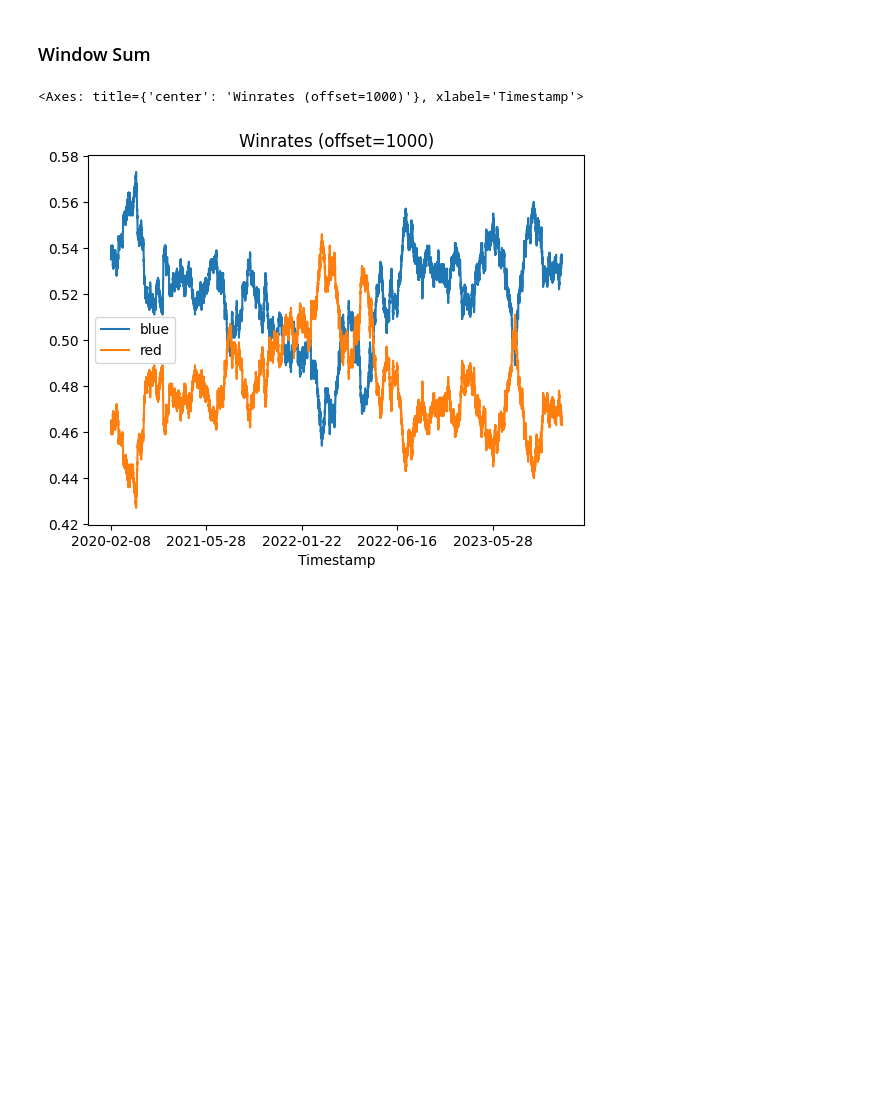
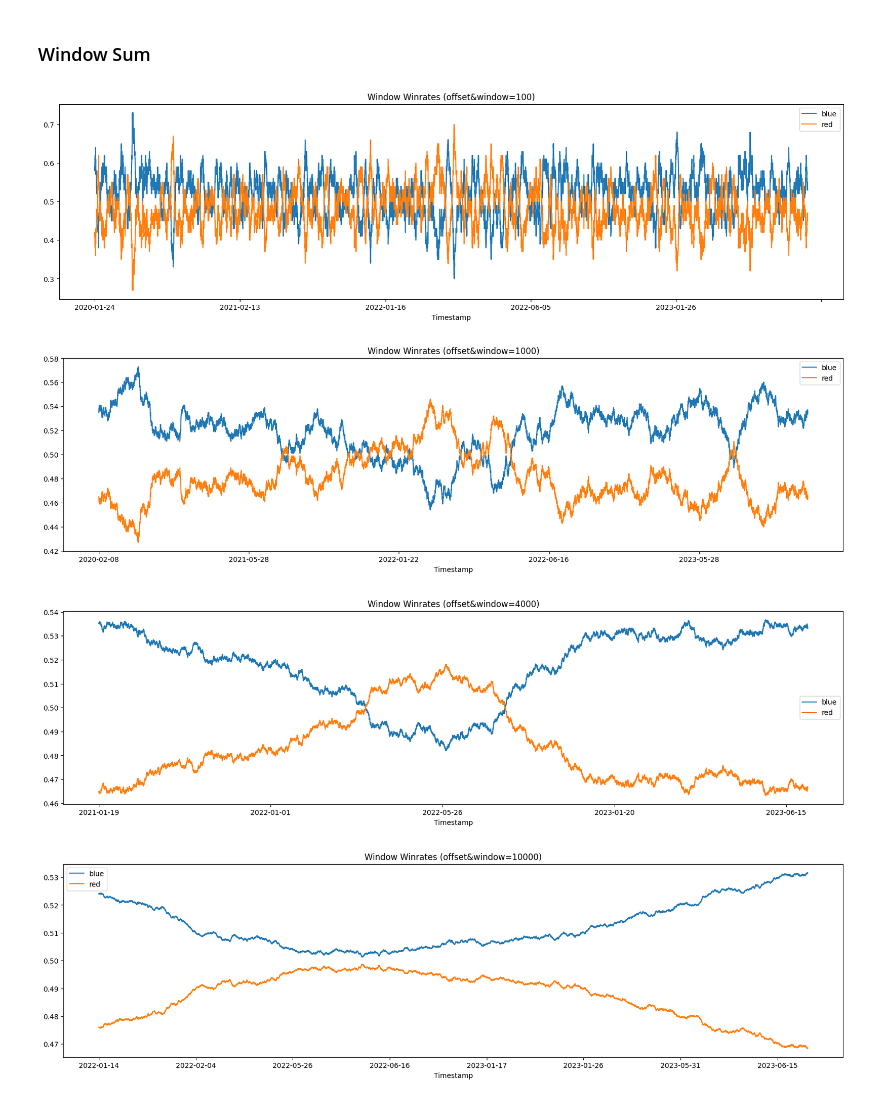
Before and after one commit to projectulterior/global-power-rankings, a Jupyter notebook: data_exploration.ipynb, the cells around one changed output. Saved outputs shown, nothing was run; the diff lists cells and outputs as text; code cells hidden in the pictures; blank space fills up the shorter version.

```diff
--- a/data_exploration.ipynb
+++ b/data_exploration.ipynb
@@ -105,24 +114,32 @@ winrates.plot(title="Winrates (offset="+str(offset) + ")", xlabel="Timestamp")
 # %%
 def winrate(games, side, window=1000):
     wins = [1 if winner == side else 0 for winner in games["winner"]]
     cum = np.cumsum(wins)
     cum[window:] = cum[window:] - cum[:-window]
     return [cum[i]/window for i in range(len(cum))]
 
 sorted = games.sort_values(by="tournament_startDate")
 
-offset = 1000
+offsets = [
+    100,
+    1000,
+    4000,
+    10000
+]
 
-dates = sorted["tournament_startDate"][offset:]
-reds = winrate(sorted, "red", offset)[offset:]
-blues = winrate(sorted, "blue", offset)[offset:]
+for offset in offsets:
+    dates = sorted["tournament_startDate"][offset:]
+    reds = winrate(sorted, "red", offset)[offset:]
+    blues = winrate(sorted, "blue", offset)[offset:]
 
-winrates = pd.DataFrame({
-    'blue': blues,
-    'red': reds,
-}, index=dates)
+    winrates = pd.DataFrame({
+        'blue': blues,
+        'red': reds,
+    }, index=dates)
 
-winrates.plot(title="Window Winrates (offset="+str(offset) + ")", xlabel="Timestamp")
+    winrates.plot(title="Window Winrates (offset&window="+str(offset) + ")", xlabel="Timestamp", figsize=(20, 5))
 # %% [output]
-<Axes: title={'center': 'Winrates (offset=1000)'}, xlabel='Timestamp'>
-[figure, old version]
+[figure, new version]
+[figure, added]
+[figure, added]
+[figure, added]
```
Also changed, not shown: parts of 4 cells of this notebook.
